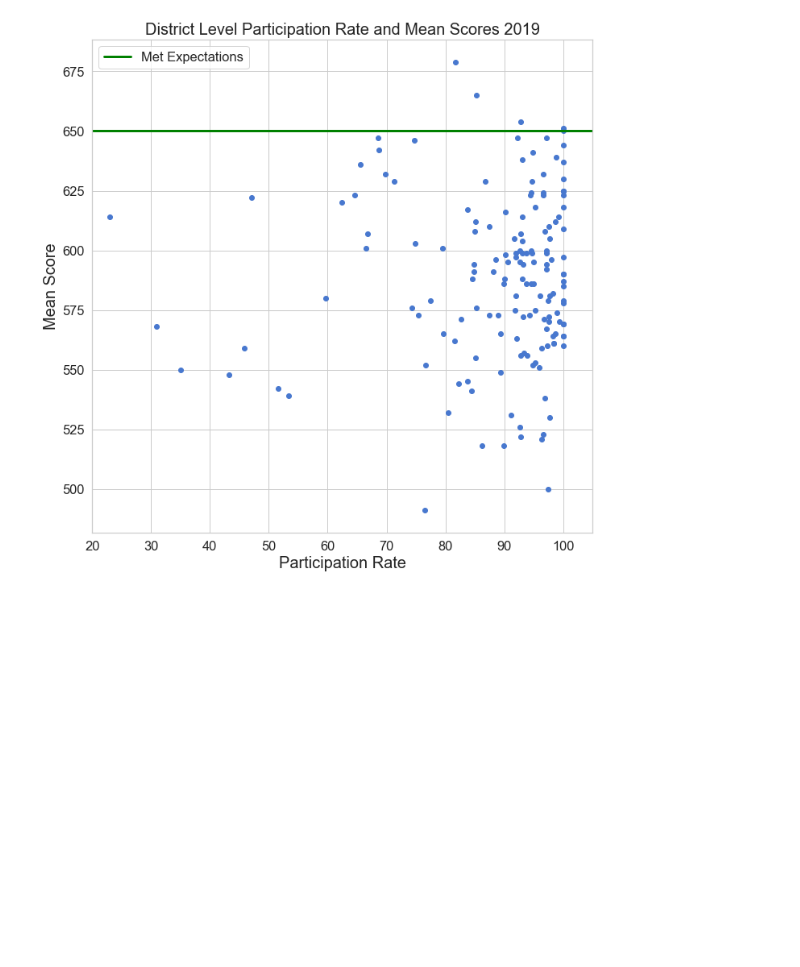
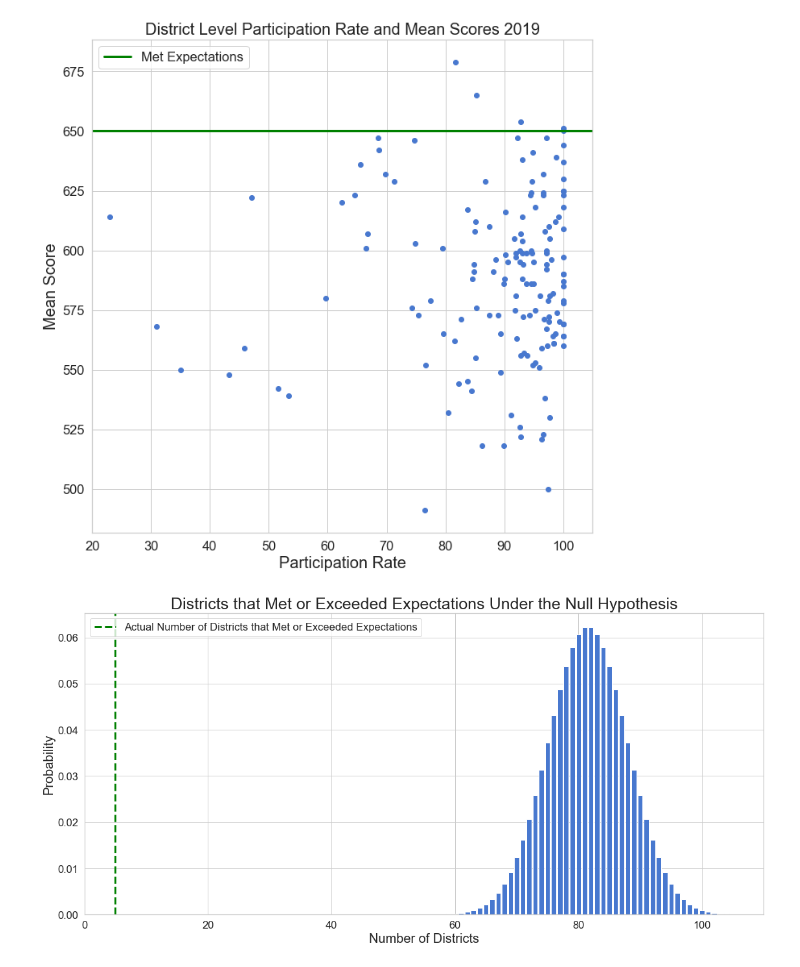
Before and after one commit to A-Hanson/2019-cmas-district-data-dive, a Jupyter notebook: notebooks/district_visualizations.ipynb, the cells around one changed output. Saved outputs shown, nothing was run; the diff lists cells and outputs as text; code cells hidden in the pictures; blank space fills up the shorter version.

```diff
--- a/src/district_visualizations.ipynb
+++ b/notebooks/district_visualizations.ipynb
@@ -100,3 +91,25 @@ plt.tight_layout()
 plt.savefig("district_participation_mean_scores.png")
 # %% [output]
 [figure]
+# %%
+test = DataFilter(df)
+n = find_num_trials_district(test)
+k = find_num_met_or_exceeds_district(test)
+p = 0.5
+
+binomial = stats.binom(n, p)
+
+fig, ax = plt.subplots(1, figsize=(16, 8))
+bars = ax.bar(range(n+1), [binomial.pmf(i) for i in range(n+1)],
+             align="center")
+ax.set_xlim(0, 110)
+
+ax.axvline(k, linewidth=3, color='green', linestyle= "--", label='Actual Number of Districts that Met or Exceeded Expectations')
+
+ax.set_xlabel('Number of Districts', fontsize=20)
+ax.set_ylabel('Probability', fontsize=20)
+ax.set_title("Districts that Met or Exceeded Expectations Under the Null Hypothesis", fontsize = 25)
+ax.legend()
+plt.tight_layout()
+# %% [output]
+[figure, added]
```
Also changed, not shown: parts of 1 cell of this notebook, 14 other files.
